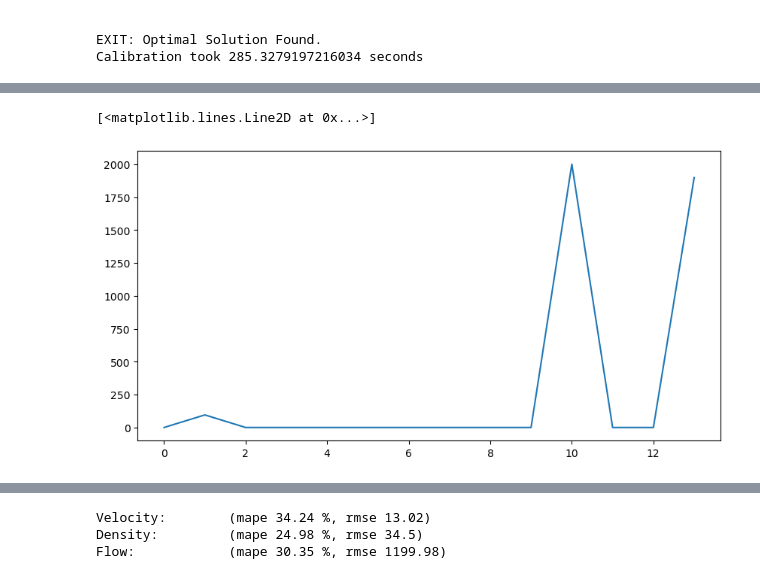
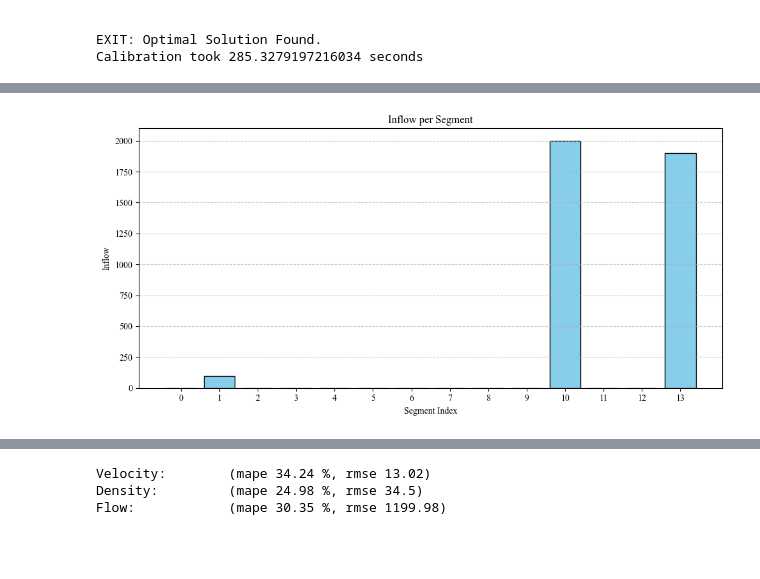
Before and after one commit to Tristanchaang/mpc-traffic-flow, a Jupyter notebook: experiments/metanet_calibration.ipynb, the cells around one changed output, grey strips where cells are left out. Saved outputs shown, nothing was run; the diff lists cells and outputs as text; code cells hidden in the pictures; blank space fills up the shorter version.

```diff
--- a/experiments/metanet_calibration.ipynb
+++ b/experiments/metanet_calibration.ipynb
@@ -312,19 +312,10 @@ p.show()
 # %%
-# if include_ramping:
-#     plt.figure(figsize=(10, 6))
-#     plt.bar(
-#         np.arange(len(r_inflow_array)), r_inflow_array, color="skyblue", edgecolor="black"
-#     )
-
-#     plt.xlabel("Segment Index")
-#     plt.ylabel("Inflow")
-#     plt.title("Inflow per Segment")
-#     plt.xticks(np.arange(len(num_lanes_array)))  # show all indices
-#     plt.grid(axis="y", linestyle="--", alpha=0.7)
-
-#     plt.tight_layout()
-
-Plotter(1, 1)[0].plot(r_inflow_array)
+if include_ramping:
+  p = Plotter(1, 1)
+  p[0].bar(np.arange(len(r_inflow_array)), r_inflow_array, color="skyblue", edgecolor="black")
+  p[0] = {'xlabel': "Segment Index", 'ylabel': "Inflow", 'title': "Inflow per Segment",
+          'xticks': np.arange(len(r_inflow_array))}
+  p[0].grid(axis="y", linestyle="--", alpha=0.7)
+  p.show()
 # %% [output]
-[<matplotlib.lines.Line2D at 0x...>]
-[figure, old version]
+[figure, new version]
```
Also changed, not shown: parts of 18 cells of this notebook, 12 other files.
